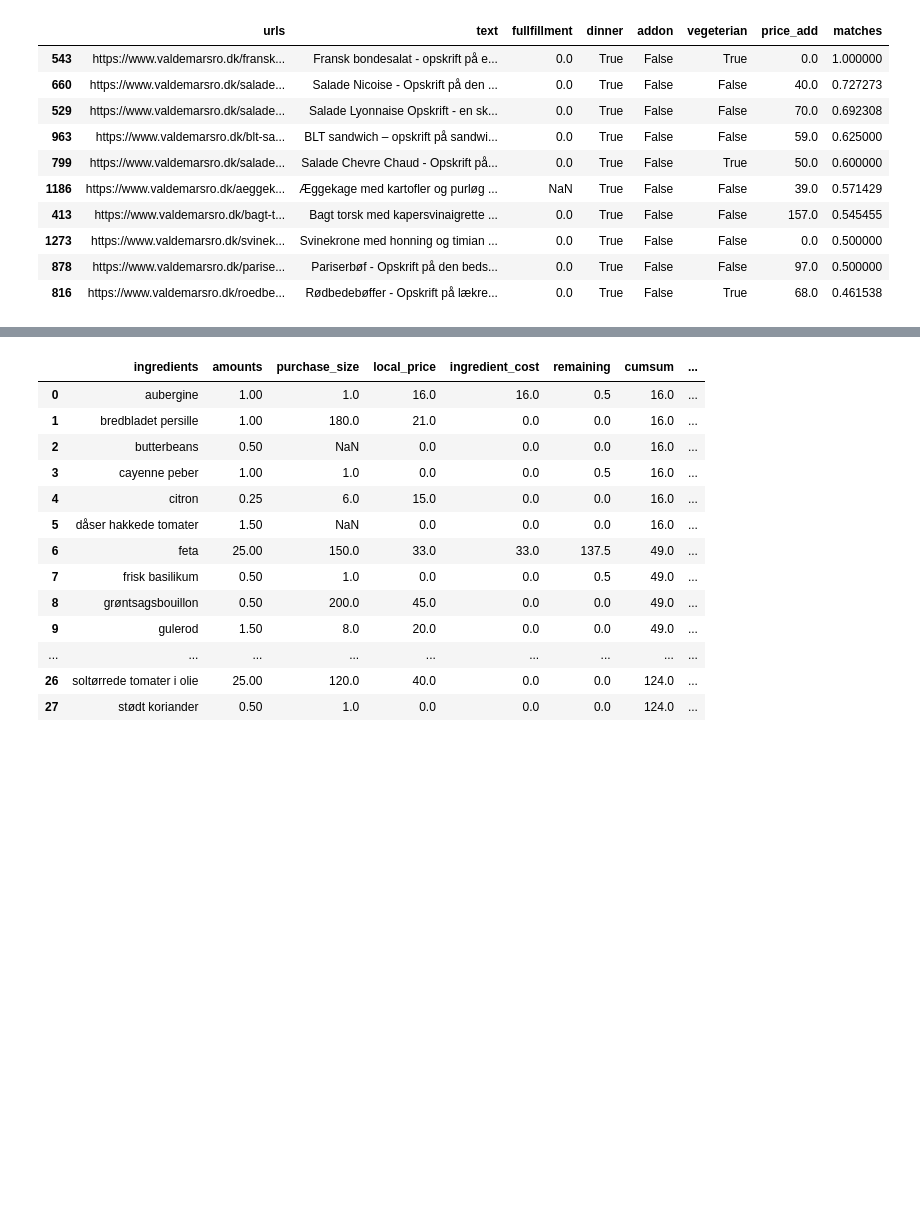
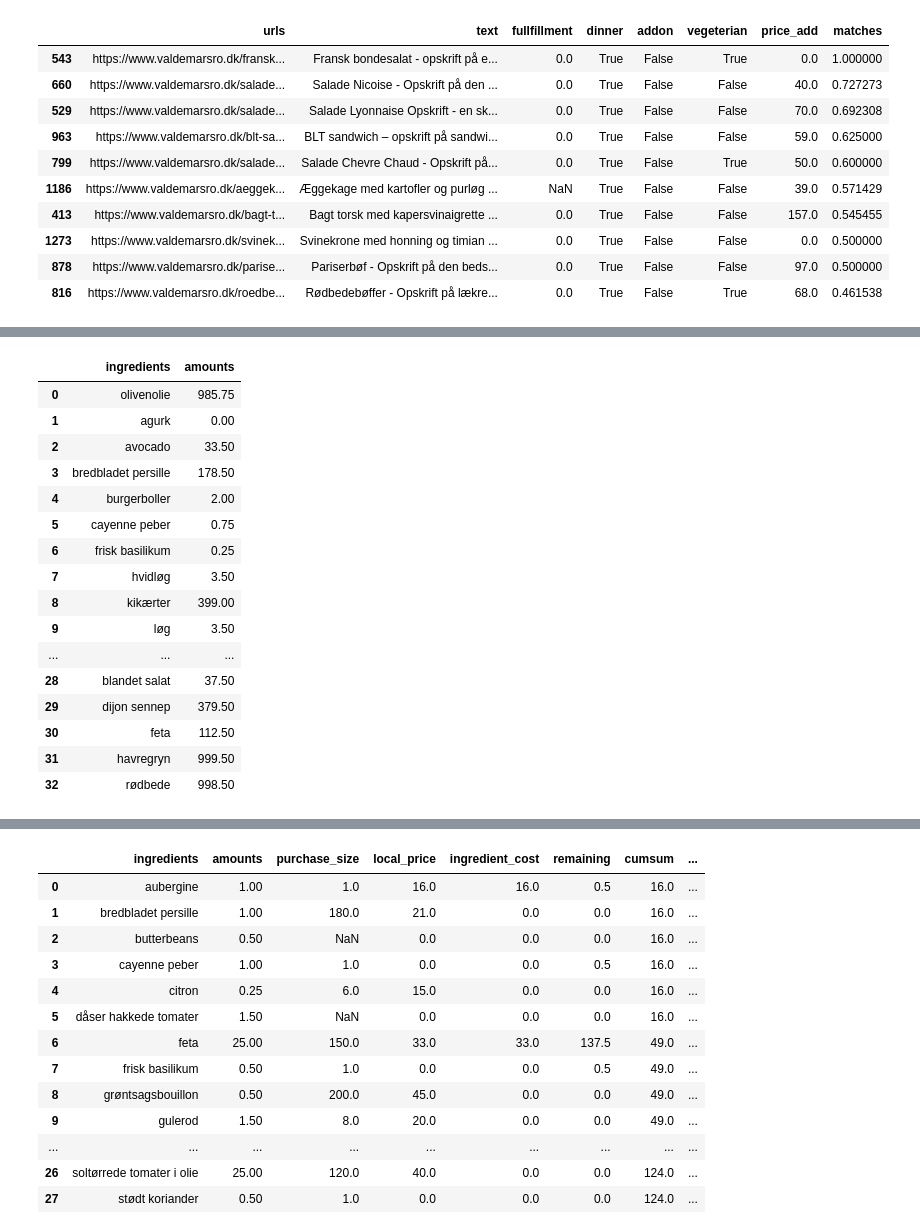
Before and after one commit to Norris36/paideia, a Jupyter notebook: meal_prep/meal_calculation.ipynb, the cells around one changed output, grey strips where cells are left out. Saved outputs shown, nothing was run; the diff lists cells and outputs as text; code cells hidden in the pictures; blank space fills up the shorter version.

```diff
--- a/meal_prep/meal_calculation.ipynb
+++ b/meal_prep/meal_calculation.ipynb
@@ -333,0 +425,20 @@ sample['cumsum_local_price'] = sample['local_price'].cumsum()
+# %%
+fridge
+# %% [output]
+|  | ingredients | amounts |
+| 0 | olivenolie | 985.75 |
+| 1 | agurk | 0.00 |
+| 2 | avocado | 33.50 |
+| 3 | bredbladet persille | 178.50 |
+| 4 | burgerboller | 2.00 |
+| 5 | cayenne peber | 0.75 |
+| 6 | frisk basilikum | 0.25 |
+| 7 | hvidløg | 3.50 |
+| 8 | kikærter | 399.00 |
+| 9 | løg | 3.50 |
+| ... | ... | ... |
+| 28 | blandet salat | 37.50 |
+| 29 | dijon sennep | 379.50 |
+| 30 | feta | 112.50 |
+| 31 | havregryn | 999.50 |
+| 32 | rødbede | 998.50 |
```
Also changed, not shown: parts of 26 cells of this notebook, 6 other files.
